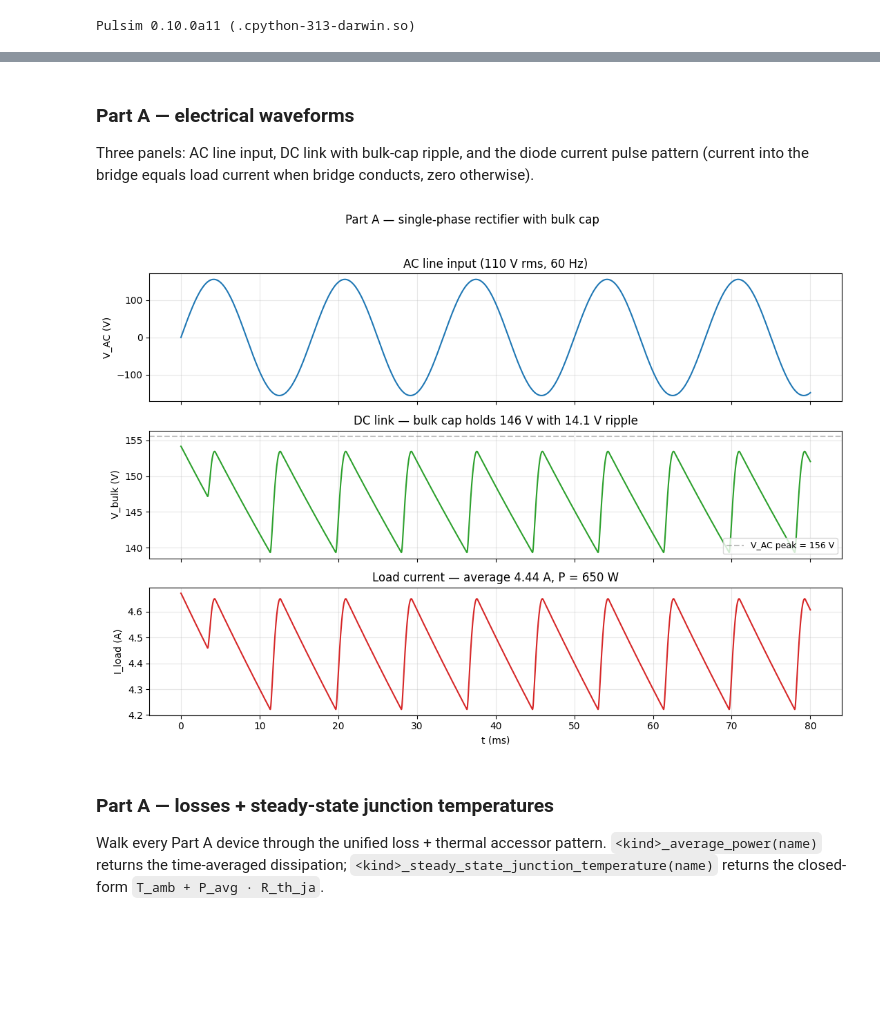
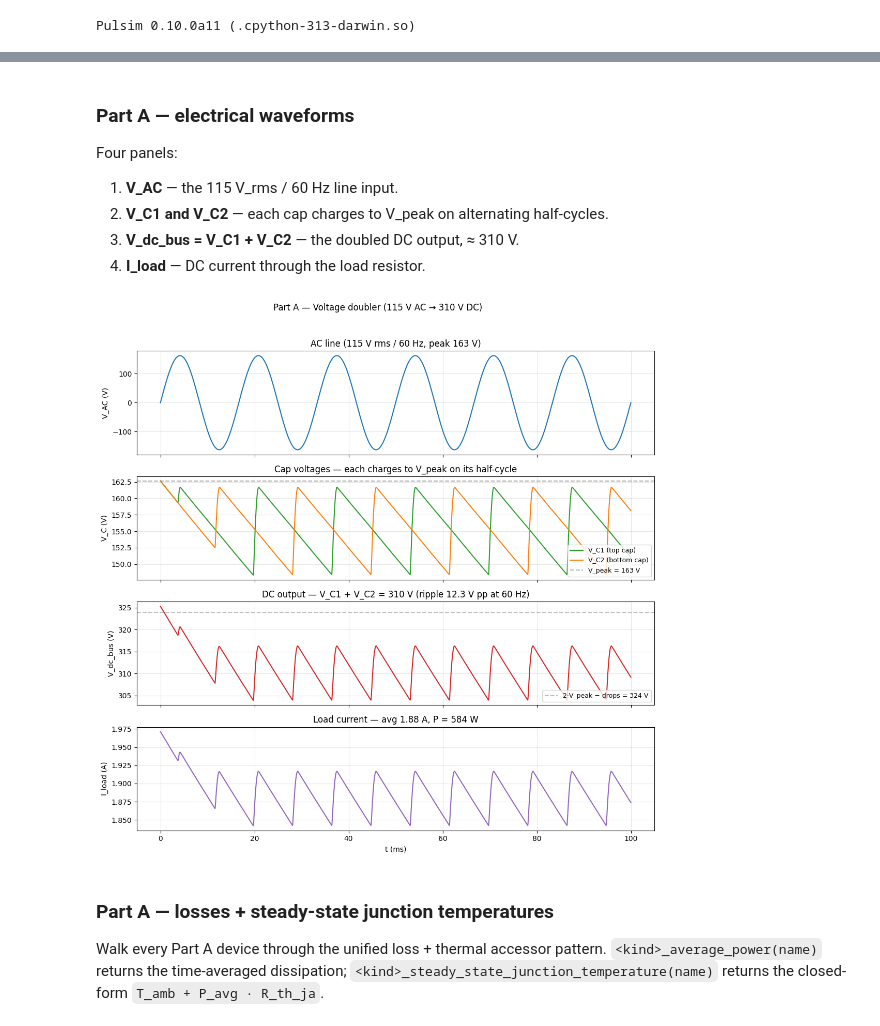
Before and after one commit to lgili/Pulsim, a Jupyter notebook: examples/notebooks/31_single_phase_to_three_phase_vsi.ipynb, the cells around one changed output, grey strips where cells are left out. Cells and saved outputs as stored; diff of their text form; code cells hidden in the pictures; blank space fills up the shorter version.

```diff
--- a/examples/notebooks/31_single_phase_to_three_phase_vsi.ipynb
+++ b/examples/notebooks/31_single_phase_to_three_phase_vsi.ipynb
@@ -161,36 +191,48 @@ Part A: success=True  steps=4001
 # %% [markdown]
 ### Part A — electrical waveforms
 
-Three panels: AC line input, DC link with bulk-cap ripple, and the
-diode current pulse pattern (current into the bridge equals load
-current when bridge conducts, zero otherwise).
+Four panels:
+
+1. **V_AC** — the 115 V_rms / 60 Hz line input.
+2. **V_C1 and V_C2** — each cap charges to V_peak on alternating half-cycles.
+3. **V_dc_bus = V_C1 + V_C2** — the doubled DC output, ≈ 310 V.
+4. **I_load** — DC current through the load resistor.
 # %%
-v_ac_A   = xA[:, n_ac_p] - xA[:, n_ac_n]
-v_bulk_A = xA[:, n_bus_A]
-i_load_A = v_bulk_A / R_load_A
+v_ac_A = xA[:, n_ac_p] - xA[:, n_ac_n]
+i_load_A = V_dc_bus_A / R_load_A
 
-fig, ax = plt.subplots(3, 1, figsize=(11, 8), sharex=True)
-fig.suptitle('Part A — single-phase rectifier with bulk cap', fontsize=12)
+fig, ax = plt.subplots(4, 1, figsize=(11, 11), sharex=True)
+fig.suptitle('Part A — Voltage doubler (115 V AC → 310 V DC)', fontsize=12)
 
 ax[0].plot(tA*1e3, v_ac_A, color='#1f77b4')
 ax[0].set_ylabel('V_AC (V)'); ax[0].grid(alpha=0.3)
-ax[0].set_title('AC line input (110 V rms, 60 Hz)')
+ax[0].set_title(f'AC line (115 V rms / 60 Hz, peak {V_AC_pk:.0f} V)')
 
-ax[1].plot(tA*1e3, v_bulk_A, color='#2ca02c')
-ax[1].axhline(V_AC_pk, ls='--', color='grey', alpha=0.5, label=f'V_AC peak = {V_AC_pk:.0f} V')
-ax[1].set_ylabel('V_bulk (V)'); ax[1].grid(alpha=0.3)
-ax[1].set_title(f'DC link — bulk cap holds {V_bulk_avg:.0f} V with {V_bulk_pp:.1f} V ripple')
+ax[1].plot(tA*1e3, V_C1, label='V_C1 (top cap)', color='#2ca02c')
+ax[1].plot(tA*1e3, V_C2, label='V_C2 (bottom cap)', color='#ff7f0e')
+ax[1].axhline(V_AC_pk, ls='--', color='grey', alpha=0.6,
+               label=f'V_peak = {V_AC_pk:.0f} V')
+ax[1].set_ylabel('V_C (V)'); ax[1].grid(alpha=0.3)
+ax[1].set_title('Cap voltages — each charges to V_peak on its half-cycle')
 ax[1].legend(loc='lower right', fontsize=9)
 
-ax[2].plot(tA*1e3, i_load_A, color='#d62728')
-ax[2].set_ylabel('I_load (A)'); ax[2].set_xlabel('t (ms)')
-ax[2].grid(alpha=0.3)
-ax[2].set_title(f'Load current — average {I_load_avg:.2f} A, P = {P_load_A:.0f} W')
+ax[2].plot(tA*1e3, V_dc_bus_A, color='#d62728')
+ax[2].axhline(2*V_AC_pk-1.4, ls='--', color='grey', alpha=0.5,
+               label=f'2·V_peak − drops = {2*V_AC_pk-1.4:.0f} V')
+ax[2].set_ylabel('V_dc_bus (V)'); ax[2].grid(alpha=0.3)
+ax[2].set_title(f'DC output — V_C1 + V_C2 = {V_bus_avg:.0f} V '
+                 f'(ripple {V_bus_pp:.1f} V pp at 60 Hz)')
+ax[2].legend(loc='lower right', fontsize=9)
+
+ax[3].plot(tA*1e3, i_load_A, color='#9467bd')
+ax[3].set_ylabel('I_load (A)'); ax[3].set_xlabel('t (ms)')
+ax[3].grid(alpha=0.3)
+ax[3].set_title(f'Load current — avg {I_load_A:.2f} A, P = {P_load_A:.0f} W')
 
 fig.tight_layout(rect=[0, 0, 1, 0.96])
 plt.show()
 # %% [output]
-[figure, old version]
+[figure, new version]
 # %% [markdown]
 ### Part A — losses + steady-state junction temperatures
 
```
Also changed, not shown: parts of 10 cells of this notebook.
